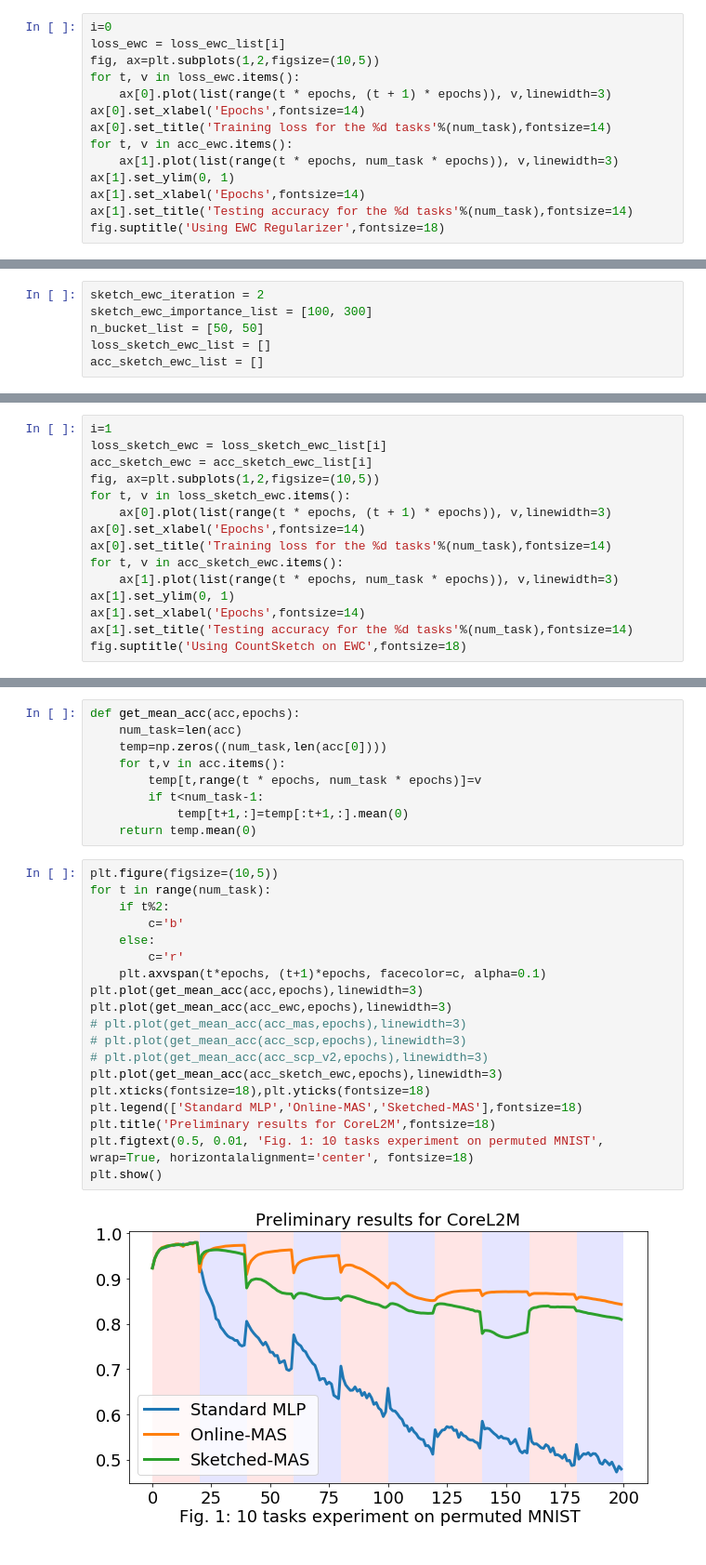
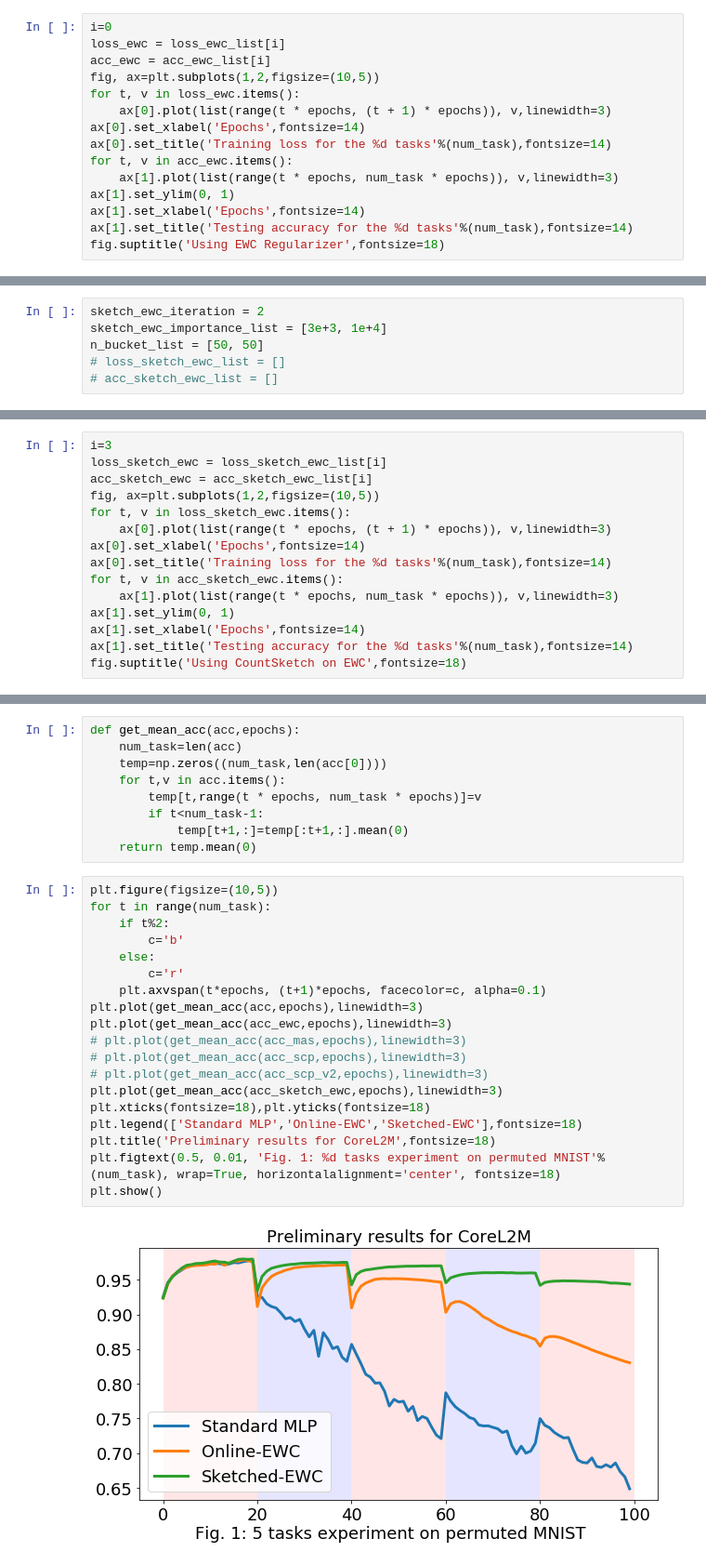
Before and after one commit to lihr04/corel2m, a Jupyter notebook: compare_sketch_ewc.ipynb, the cells around one changed output, grey strips where cells are left out. Shown at 93% size. Drawn from its saved outputs; the diff is of its cells as text.

Commit message:
fix sketched ewc/mas bug

```diff
--- a/compare_sketch_ewc.ipynb
+++ b/compare_sketch_ewc.ipynb
@@ -147,6 +147,7 @@ Please use `tqdm.notebook.tqdm` instead of `tqdm.tqdm_notebook`
 # %%
 i=0
 loss_ewc = loss_ewc_list[i]
+acc_ewc = acc_ewc_list[i]
 fig, ax=plt.subplots(1,2,figsize=(10,5))
 for t, v in loss_ewc.items():
     ax[0].plot(list(range(t * epochs, (t + 1) * epochs)), v,linewidth=3)
@@ -165,10 +166,10 @@ Text(0.5, 0.98, 'Using EWC Regularizer')
 ## Next we perform CountSketch (on EWC)
 # %%
 sketch_ewc_iteration = 2
-sketch_ewc_importance_list = [100, 300]
+sketch_ewc_importance_list = [3e+3, 1e+4]
 n_bucket_list = [50, 50]
-loss_sketch_ewc_list = []
-acc_sketch_ewc_list = []
+# loss_sketch_ewc_list = []
+# acc_sketch_ewc_list = []
 # %%
 for i in tqdm_notebook(range(sketch_ewc_iteration)):
     sketch_ewc_importance = sketch_ewc_importance_list[i]
@@ -203,7 +204,7 @@ Please use `tqdm.notebook.tqdm` instead of `tqdm.tqdm_notebook`
 Please use `tqdm.notebook.tqdm` instead of `tqdm.tqdm_notebook`
   # This is added back by InteractiveShellApp.init_path()
 # %%
-i=1
+i=3
 loss_sketch_ewc = loss_sketch_ewc_list[i]
 acc_sketch_ewc = acc_sketch_ewc_list[i]
 fig, ax=plt.subplots(1,2,figsize=(10,5))
@@ -244,24 +245,24 @@ def get_mean_acc(acc,epochs):
 # %%
 plt.figure(figsize=(10,5))
 for t in range(num_task):
     if t%2:
         c='b'
     else:
         c='r'
     plt.axvspan(t*epochs, (t+1)*epochs, facecolor=c, alpha=0.1)
 plt.plot(get_mean_acc(acc,epochs),linewidth=3)
 plt.plot(get_mean_acc(acc_ewc,epochs),linewidth=3)
 # plt.plot(get_mean_acc(acc_mas,epochs),linewidth=3)
 # plt.plot(get_mean_acc(acc_scp,epochs),linewidth=3)
 # plt.plot(get_mean_acc(acc_scp_v2,epochs),linewidth=3)
 plt.plot(get_mean_acc(acc_sketch_ewc,epochs),linewidth=3)
 plt.xticks(fontsize=18),plt.yticks(fontsize=18)
-plt.legend(['Standard MLP','Online-MAS','Sketched-MAS'],fontsize=18)
+plt.legend(['Standard MLP','Online-EWC','Sketched-EWC'],fontsize=18)
 plt.title('Preliminary results for CoreL2M',fontsize=18)
-plt.figtext(0.5, 0.01, 'Fig. 1: 10 tasks experiment on permuted MNIST', wrap=True, horizontalalignment='center', fontsize=18)
+plt.figtext(0.5, 0.01, 'Fig. 1: %d tasks experiment on permuted MNIST'%(num_task), wrap=True, horizontalalignment='center', fontsize=18)
 plt.show()
 # %% [output]
-[figure, old version]
+[figure, new version]
 # %%
 plt.figure(figsize=(10,5))
 for t in range(num_task):
```
Also changed, not shown: parts of 6 cells of this notebook, 6 other files.
